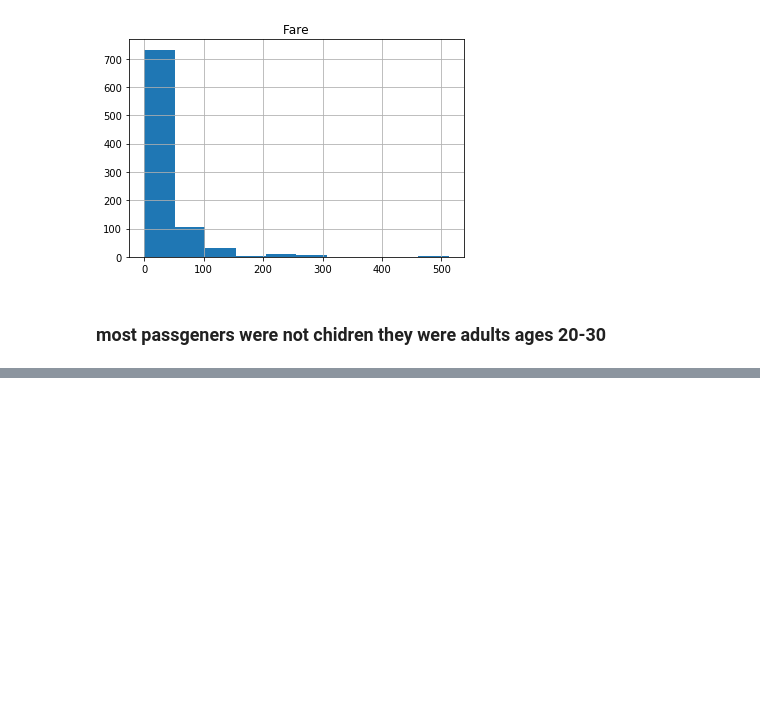
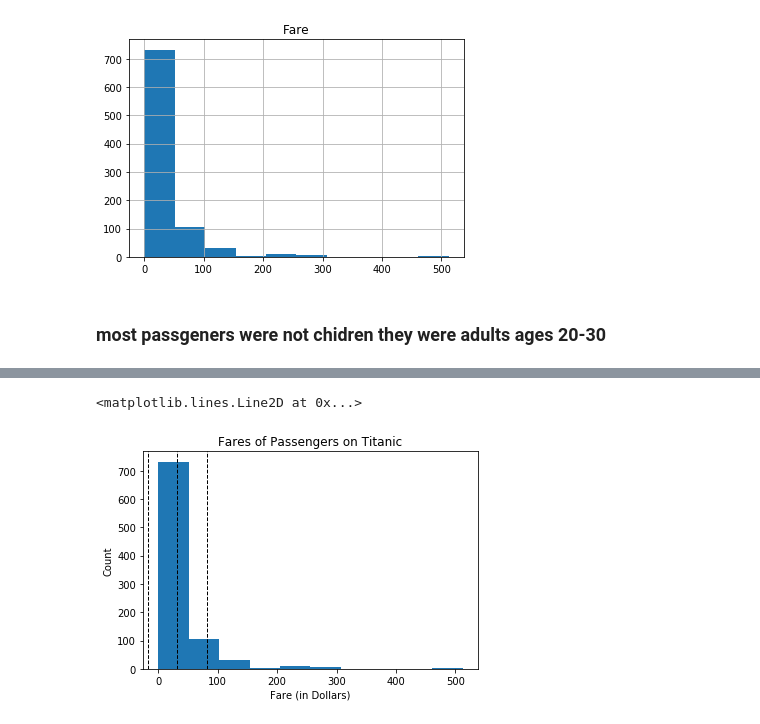
Before and after one commit to caocmai/data-science, a Jupyter notebook: Titanic/mean-median-mode.ipynb, the cells around one changed output, grey strips where cells are left out. Drawn from its saved outputs; the diff is of its cells as text; code cells hidden in the pictures; blank space fills up the shorter version.

```diff
--- a/Titanic/mean-median-mode.ipynb
+++ b/Titanic/mean-median-mode.ipynb
@@ -106,0 +196,17 @@ np.median(data)
+# %%
+import matplotlib.pyplot as plt
+
+# Fare Histogram
+
+plt.hist(df.Fare)
+plt.axvline(df.Fare.mean(), color='k', linestyle='dashed', linewidth=1)
+plt.title('Fares of Passengers on Titanic')
+plt.ylabel('Count')
+plt.xlabel('Fare (in Dollars)')
+
+# Fare
+plt.axvline(df.Fare.mean()+df.Fare.std(), color='k', linestyle='dashed', linewidth=1)
+plt.axvline(df.Fare.mean()-df.Fare.std(), color='k', linestyle='dashed', linewidth=1)
+# %% [output]
+<matplotlib.lines.Line2D at 0x...>
+[figure, added]
```
Also changed, not shown: parts of 3 cells of this notebook, 3 other files.
